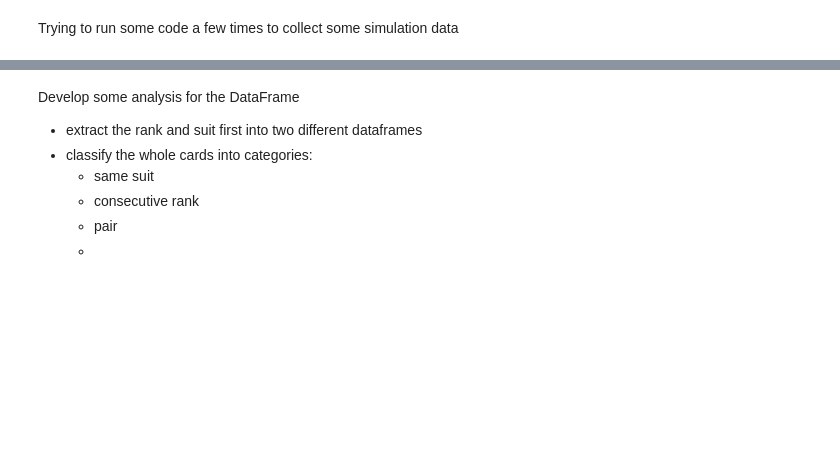
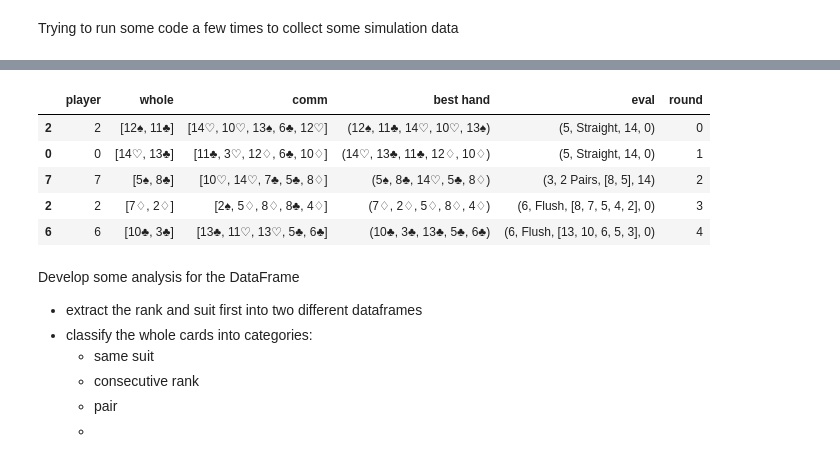
Before and after one commit to a35931chi/Poker, a Jupyter notebook: Test Functions.ipynb, the cells around one changed output, grey strips where cells are left out. Drawn from its saved outputs; the diff is of its cells as text; code cells hidden in the pictures; blank space fills up the shorter version.

```diff
--- a/Test Functions.ipynb
+++ b/Test Functions.ipynb
@@ -147,3 +196,12 @@ took 507.15719413757324 seconds
+# %%
+winning_df.head()
+# %% [output]
+|  | player | whole | comm | best hand | eval | round |
+| 2 | 2 | [12♠, 11♣] | [14♡, 10♡, 13♠, 6♣, 12♡] | (12♠, 11♣, 14♡, 10♡, 13♠) | (5, Straight, 14, 0) | 0 |
+| 0 | 0 | [14♡, 13♣] | [11♣, 3♡, 12♢, 6♣, 10♢] | (14♡, 13♣, 11♣, 12♢, 10♢) | (5, Straight, 14, 0) | 1 |
+| 7 | 7 | [5♠, 8♣] | [10♡, 14♡, 7♣, 5♣, 8♢] | (5♠, 8♣, 14♡, 5♣, 8♢) | (3, 2 Pairs, [8, 5], 14) | 2 |
+| 2 | 2 | [7♢, 2♢] | [2♠, 5♢, 8♢, 8♣, 4♢] | (7♢, 2♢, 5♢, 8♢, 4♢) | (6, Flush, [8, 7, 5, 4, 2], 0) | 3 |
+| 6 | 6 | [10♣, 3♣] | [13♣, 11♡, 13♡, 5♣, 6♣] | (10♣, 3♣, 13♣, 5♣, 6♣) | (6, Flush, [13, 10, 6, 5, 3], 0) | 4 |
 # %% [markdown]
 Develop some analysis for the DataFrame
 - extract the rank and suit first into two different dataframes
```
Also changed, not shown: parts of 14 cells of this notebook, 4 other files.
